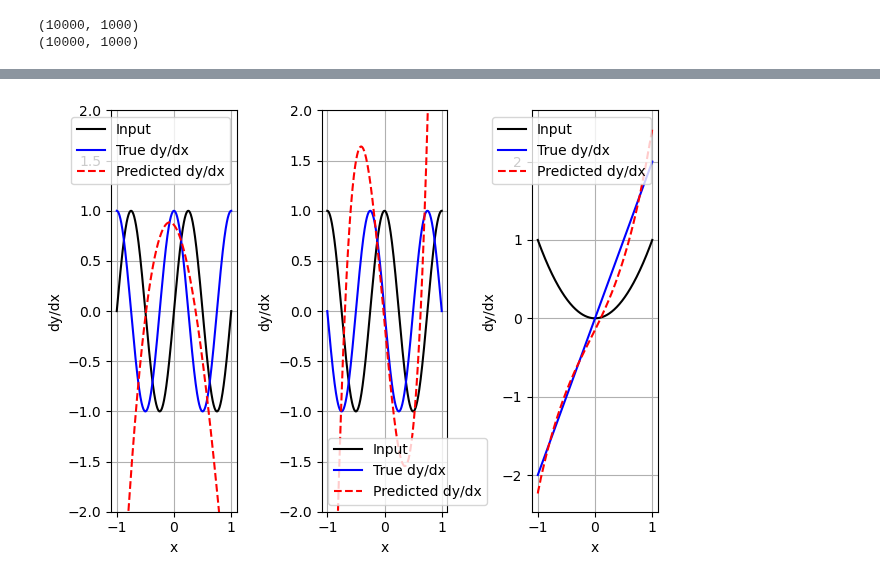
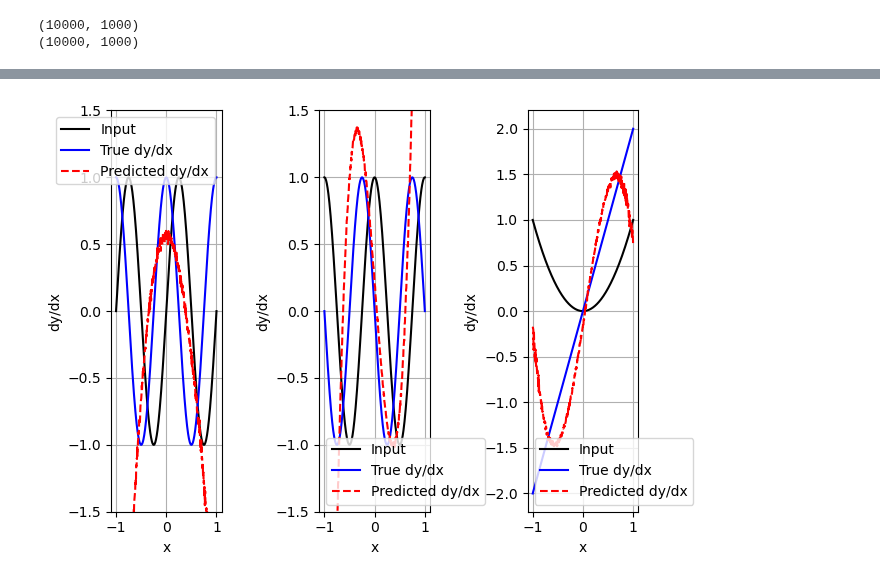
Before and after one commit to brunamendesfis/Computational_Physics, a Jupyter notebook: Redes_Neurais/Atividade_03/Exercício_01.ipynb, the cells around one changed output, grey strips where cells are left out. Saved outputs shown, nothing was run; the diff lists cells and outputs as text; code cells hidden in the pictures.

```diff
--- a/Redes_Neurais/Atividade_03/Exercício_01.ipynb
+++ b/Redes_Neurais/Atividade_03/Exercício_01.ipynb
@@ -225,7 +225,7 @@ def generate_polynomial_with_roots_and_degree(x, degree, num_polynomials):
 
 # Exemplo de uso
 x = np.linspace(-1, 1, 500).reshape(-1, 1)  # Pontos de avaliação
-num_polynomials = 5000  # Número total de polinômios
+num_polynomials = 1000  # Número total de polinômios
 
 # Gerar polinômios de grau 4
 y_degree_4, dy_degree_4 = generate_polynomial_with_roots_and_degree(x, degree=4, num_polynomials=num_polynomials // 2)
@@ -256,7 +246,7 @@ y_test = scaler_y.transform(y_test)
 # separa os os dados em treino e teste
 X_train, X_test, y_train, y_test = train_test_split(y, dy, test_size=0.2, random_state=42)
 
-neurons = 20  # Aumentar o número de neurônios
+neurons = 50  # Aumentar o número de neurônios
 layers = 5    # Reduzir o número de camadas para evitar overfitting
 
 # define modelo
@@ -264,7 +254,7 @@ model = MLPRegressor(
     hidden_layer_sizes=tuple([neurons] * layers),
     activation='tanh',
     solver='adam',
-    max_iter=10000,
+    max_iter=1000,
     random_state=42,
     learning_rate='adaptive',
     learning_rate_init = 0.001,
@@ -279,7 +269,4 @@ model.fit(X_train, y_train)
 y_pred = model.predict(X_test)
 mse = mean_squared_error(y_test, y_pred)
 r2 = r2_score(y_test, y_pred)
-
-print(f"Mean Squared Error: {mse}")
-print(f"R²: {r2}")
 # %% [output]
@@ -313,7 +300,7 @@ predicted_derivative = model.predict(new_y)
 plt.plot(new_x, new_y[0], label='Input', color='black')
 plt.plot(new_x, new_dy[0], label='True dy/dx', color='blue')
 plt.plot(new_x, predicted_derivative[0], label='Predicted dy/dx', color='red', linestyle='dashed')
-plt.ylim(-2, 2)
+plt.ylim(-1.5, 1.5)
 plt.xlabel('x')
 plt.ylabel('dy/dx')
 plt.legend()
@@ -323,32 +310,32 @@ plt.grid(True)
 plt.subplot(132)
 new_y = np.cos(2 * np.pi * new_x).T
 new_dy = -np.sin(2 * np.pi * new_x).T
 predicted_derivative = model.predict(new_y)
 
 plt.plot(new_x, new_y[0], label='Input', color='black')
 plt.plot(new_x, new_dy[0], label='True dy/dx', color='blue')
 plt.plot(new_x, predicted_derivative[0], label='Predicted dy/dx', color='red', linestyle='dashed')
-plt.ylim(-2, 2)
+plt.ylim(-1.5, 1.5)
 plt.xlabel('x')
 plt.ylabel('dy/dx')
 plt.legend()
 plt.grid(True)
 
 # Teste 3
 plt.subplot(133)
 new_y = (new_x ** 2).T
 new_dy = (2 * new_x).T
 predicted_derivative = model.predict(new_y)
 
 plt.plot(new_x, new_y[0], label='Input', color='black')
 plt.plot(new_x, new_dy[0], label='True dy/dx', color='blue')
 plt.plot(new_x, predicted_derivative[0], label='Predicted dy/dx', color='red', linestyle='dashed')
 plt.xlabel('x')
 plt.ylabel('dy/dx')
 plt.legend()
 plt.grid(True)
 
 plt.tight_layout()
 plt.show()
 # %% [output]
-[figure, old version]
+[figure, new version]
```
Also changed, not shown: parts of 6 cells of this notebook.
